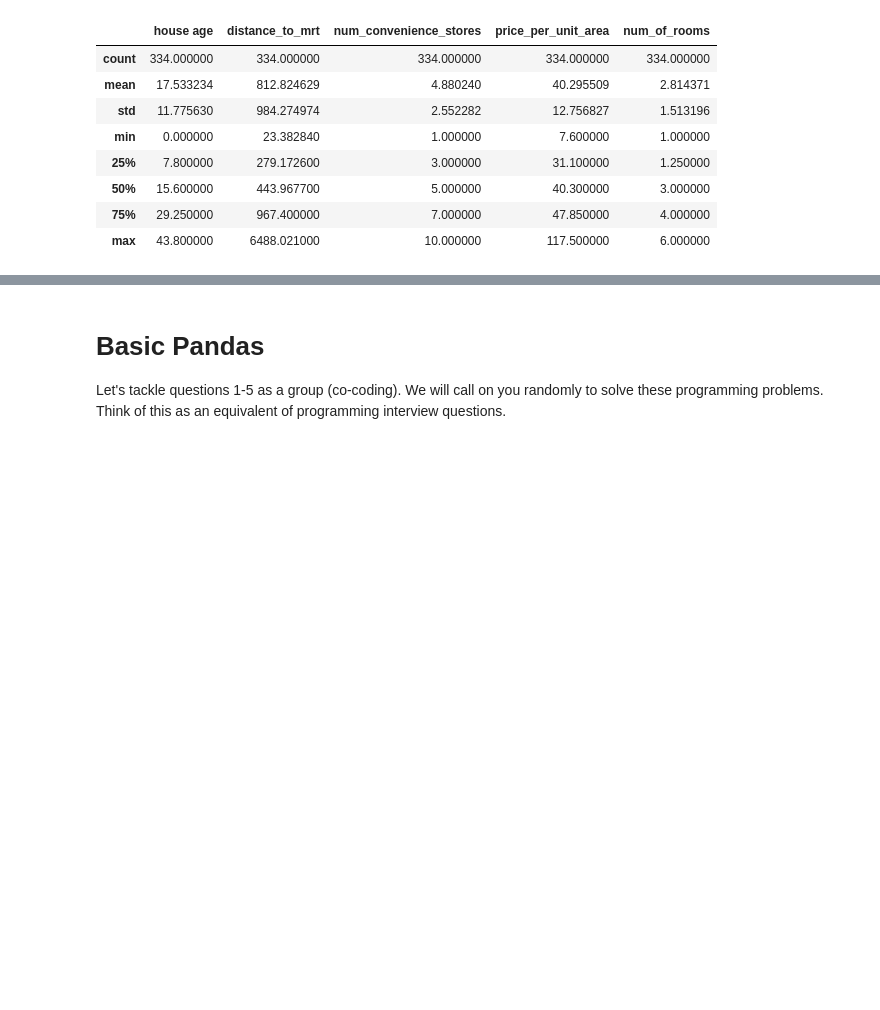
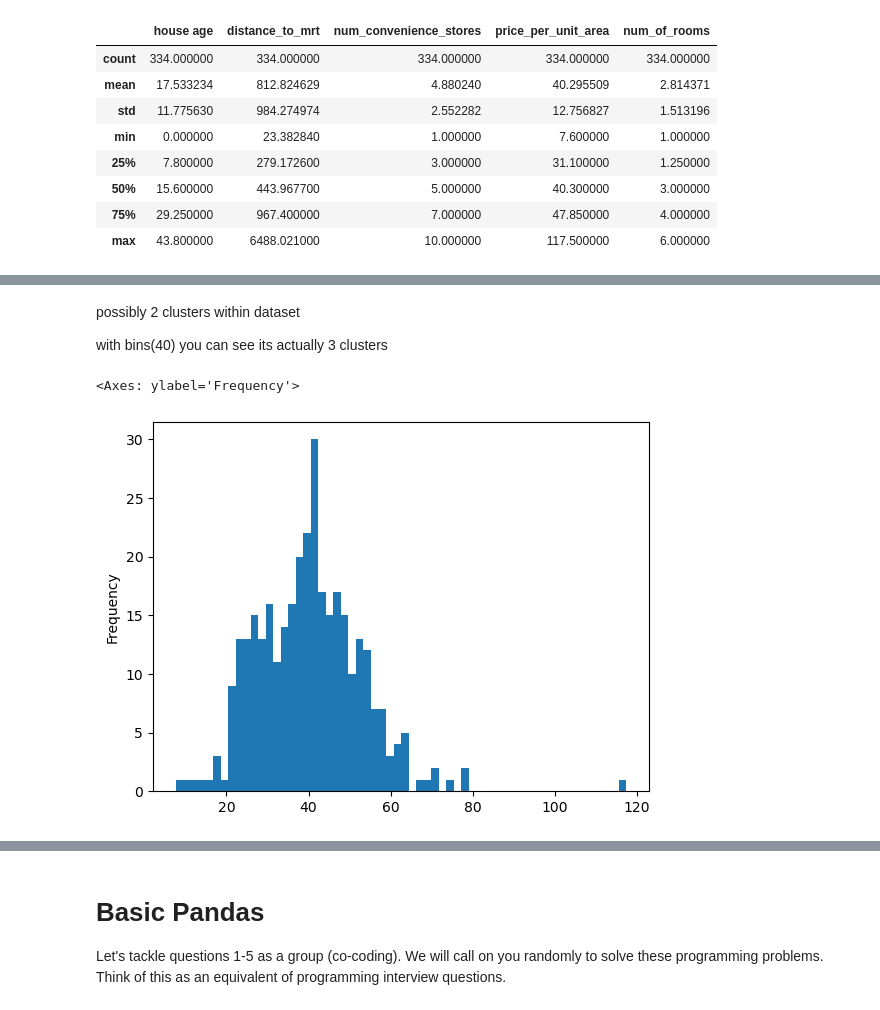
Before and after one commit to khadazhaia/challenges, a Jupyter notebook: pandas_basics/pandas_basics.ipynb, the cells around one changed output, grey strips where cells are left out. Cells and saved outputs as stored; diff of their text form; code cells hidden in the pictures; blank space fills up the shorter version.

```diff
--- a/pandas_basics/pandas_basics.ipynb
+++ b/pandas_basics/pandas_basics.ipynb
@@ -106,0 +126,9 @@ df.describe()
+# %% [markdown]
+possibly 2 clusters within dataset
+
+with bins(40) you can see its actually 3 clusters
+# %%
+df["price_per_unit_area"].plot.hist(bins=60)
+# %% [output]
+<Axes: ylabel='Frequency'>
+[figure, added]
```
Also changed, not shown: parts of 9 cells of this notebook.
